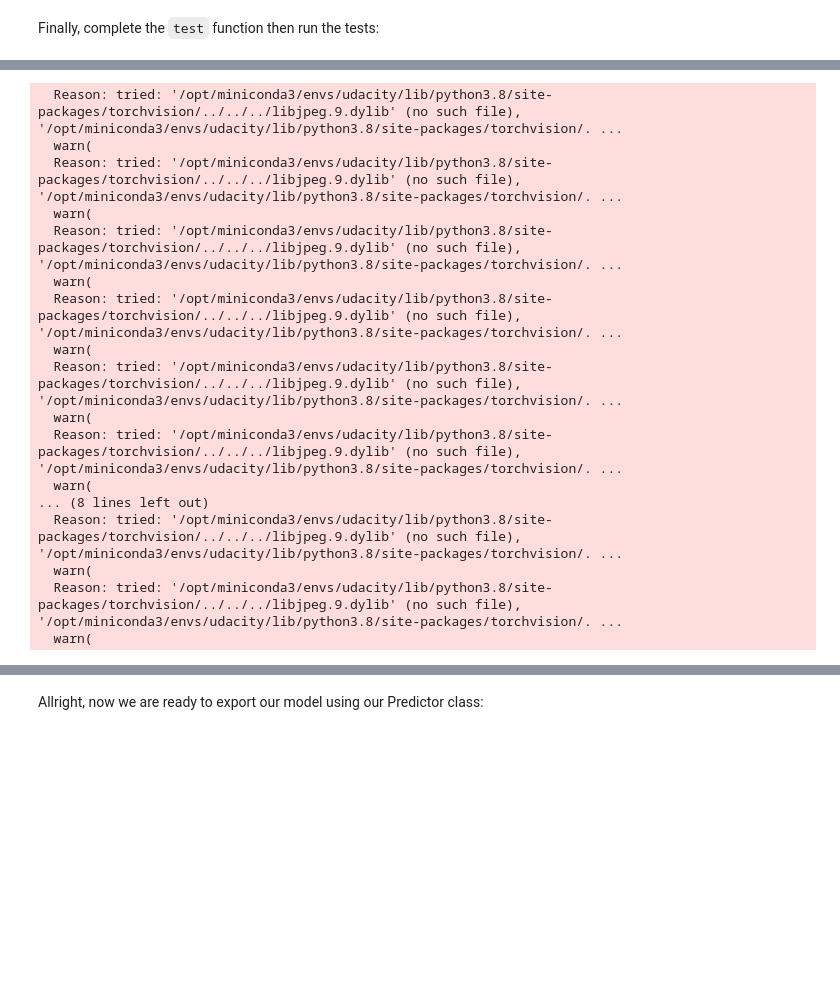
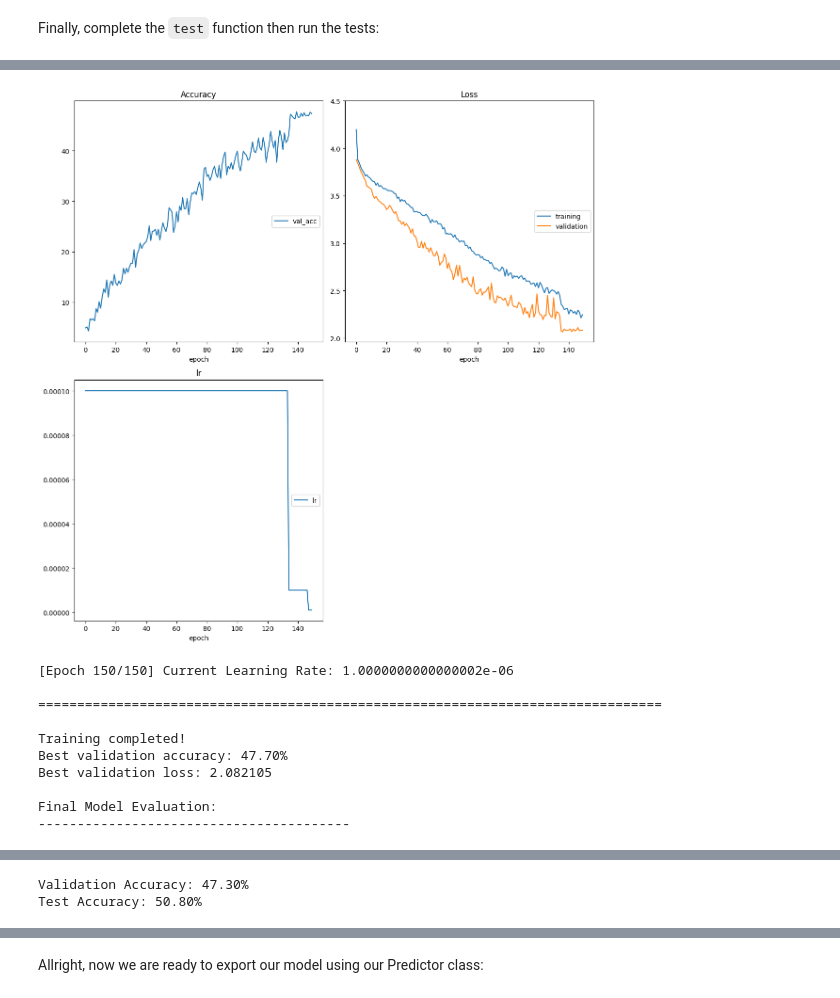
Before and after one commit to Chaklader/landmark-classification-cnn, a Jupyter notebook: cnn_from_scratch.ipynb, the cells around one changed output, grey strips where cells are left out. Saved outputs shown, nothing was run; the diff lists cells and outputs as text; code cells hidden in the pictures; blank space fills up the shorter version.

Commit message:
validation accuracy is 47% and test accuracy is 50% confirmed

```diff
--- a/cnn_from_scratch.ipynb
+++ b/cnn_from_scratch.ipynb
@@ -338,6 +393,7 @@ from src.data import get_data_loaders
 from src.train import optimize
 from src.optimization import get_optimizer, get_loss
 from src.model import MyModel
+import torch
 
 # get the data loaders using batch_size and valid_size defined in the previous
 # cell
@@ -353,47 +409,79 @@ data_loaders = get_data_loaders(
 # instance model MyModel with num_classes and dropout
 model = MyModel(
     num_classes=num_classes,
     dropout=dropout
 )
 
 # Get the optimizer using get_optimizer and the model you just created, the learning rate,
 # the optimizer and the weight decay specified in the previous cell
 # Get the optimizer using specified parameters
 optimizer = get_optimizer(
     model=model,
     optimizer=opt,
     learning_rate=learning_rate,
     weight_decay=weight_decay
 )
 
 # Get the loss using get_loss
 # Get the loss
 loss = get_loss()
 
 optimize(
     data_loaders,
     model,
     optimizer,
     loss,
     n_epochs=num_epochs,
     save_path="checkpoints/best_val_loss.pt",
     interactive_tracking=True
 )
+
+
+# After the optimize function returns the model
+
+# For validation set
+def evaluate_model(model, data_loader, device=None):
+    if device is None:
+        if torch.backends.mps.is_available():
+            device = torch.device("mps")
+        elif torch.cuda.is_available():
+            device = torch.device("cuda")
+        else:
+            device = torch.device("cpu")
+
+    model = model.to(device)
+    model.eval()
+
+    correct = 0
+    total = 0
+
+    with torch.no_grad():
+        for data, target in data_loader:
+            data, target = data.to(device), target.to(device)
+            outputs = model(data)
+            _, predicted = torch.max(outputs.data, 1)
+            total += target.size(0)
+            correct += (predicted == target).sum().item()
+
+    accuracy = 100 * correct / total
+    return accuracy
+
+# Get accuracies
+print("\nFinal Model Evaluation:")
+print("-" * 40)
+val_accuracy = evaluate_model(model, data_loaders['valid'])
+test_accuracy = evaluate_model(model, data_loaders['test'])
+print(f"Validation Accuracy: {val_accuracy:.2f}%")
+print(f"Test Accuracy: {test_accuracy:.2f}%")
 # %% [output]
+[figure, added]
-  Reason: tried: '/opt/miniconda3/envs/udacity/lib/python3.8/site-packages/torchvision/../../../libjpeg.9.dylib' (no such file), '/opt/miniconda3/envs/udacity/lib/python3.8/site-packages/torchvision/. ...
-  warn(
-  Reason: tried: '/opt/miniconda3/envs/udacity/lib/python3.8/site-packages/torchvision/../../../libjpeg.9.dylib' (no such file), '/opt/miniconda3/envs/udacity/lib/python3.8/site-packages/torchvision/. ...
-  warn(
-  Reason: tried: '/opt/miniconda3/envs/udacity/lib/python3.8/site-packages/torchvision/../../../libjpeg.9.dylib' (no such file), '/opt/miniconda3/envs/udacity/lib/python3.8/site-packages/torchvision/. ...
-  warn(
-  Reason: tried: '/opt/miniconda3/envs/udacity/lib/python3.8/site-packages/torchvision/../../../libjpeg.9.dylib' (no such file), '/opt/miniconda3/envs/udacity/lib/python3.8/site-packages/torchvision/. ...
-  warn(
-  Reason: tried: '/opt/miniconda3/envs/udacity/lib/python3.8/site-packages/torchvision/../../../libjpeg.9.dylib' (no such file), '/opt/miniconda3/envs/udacity/lib/python3.8/site-packages/torchvision/. ...
-  warn(
-  Reason: tried: '/opt/miniconda3/envs/udacity/lib/python3.8/site-packages/torchvision/../../../libjpeg.9.dylib' (no such file), '/opt/miniconda3/envs/udacity/lib/python3.8/site-packages/torchvision/. ...
-  warn(
-... (8 lines left out)
-  Reason: tried: '/opt/miniconda3/envs/udacity/lib/python3.8/site-packages/torchvision/../../../libjpeg.9.dylib' (no such file), '/opt/miniconda3/envs/udacity/lib/python3.8/site-packages/torchvision/. ...
-  warn(
-  Reason: tried: '/opt/miniconda3/envs/udacity/lib/python3.8/site-packages/torchvision/../../../libjpeg.9.dylib' (no such file), '/opt/miniconda3/envs/udacity/lib/python3.8/site-packages/torchvision/. ...
-  warn(
+[Epoch 150/150] Current Learning Rate: 1.0000000000000002e-06
+
+================================================================================
+
+Training completed!
+Best validation accuracy: 47.70%
+Best validation loss: 2.082105
+
+Final Model Evaluation:
+----------------------------------------
@@ -400,3 +505,5 @@ optimize(
+Validation Accuracy: 47.30%
+Test Accuracy: 50.80%
 # %% [markdown]
 ---
 ## <img src="static_images/icons/noun-advance-2109145.png" alt=">" style="width:50px"/> Step 6: testing against the Test Set
```
Also changed, not shown: parts of 15 cells of this notebook, 2 other files.
